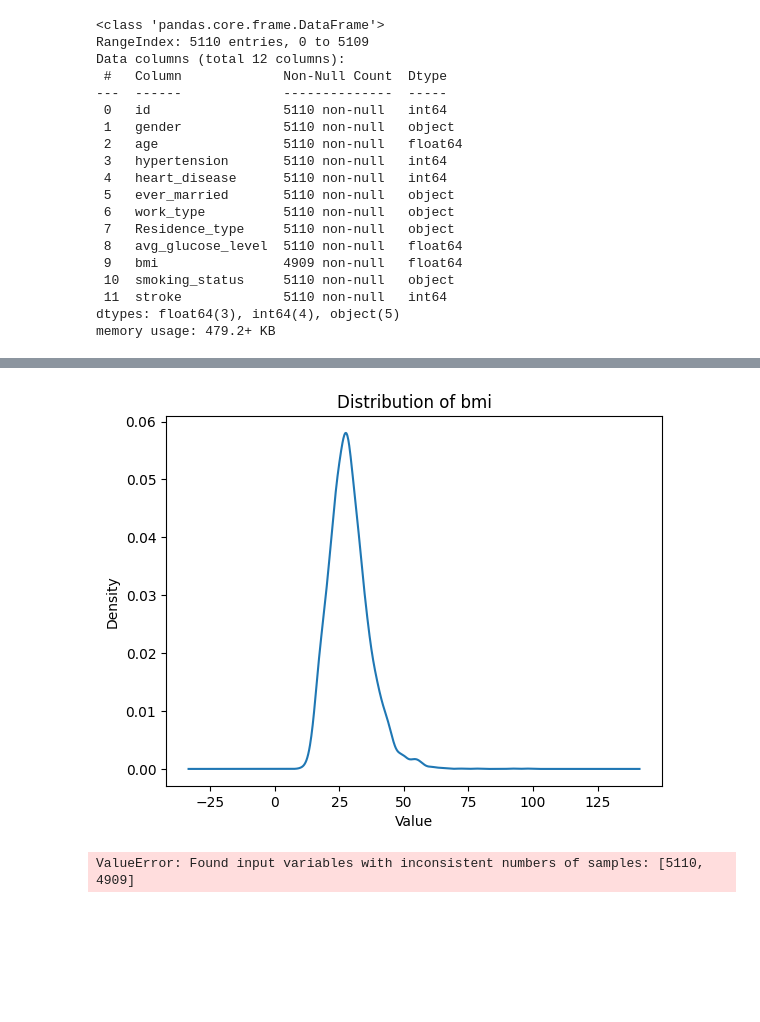
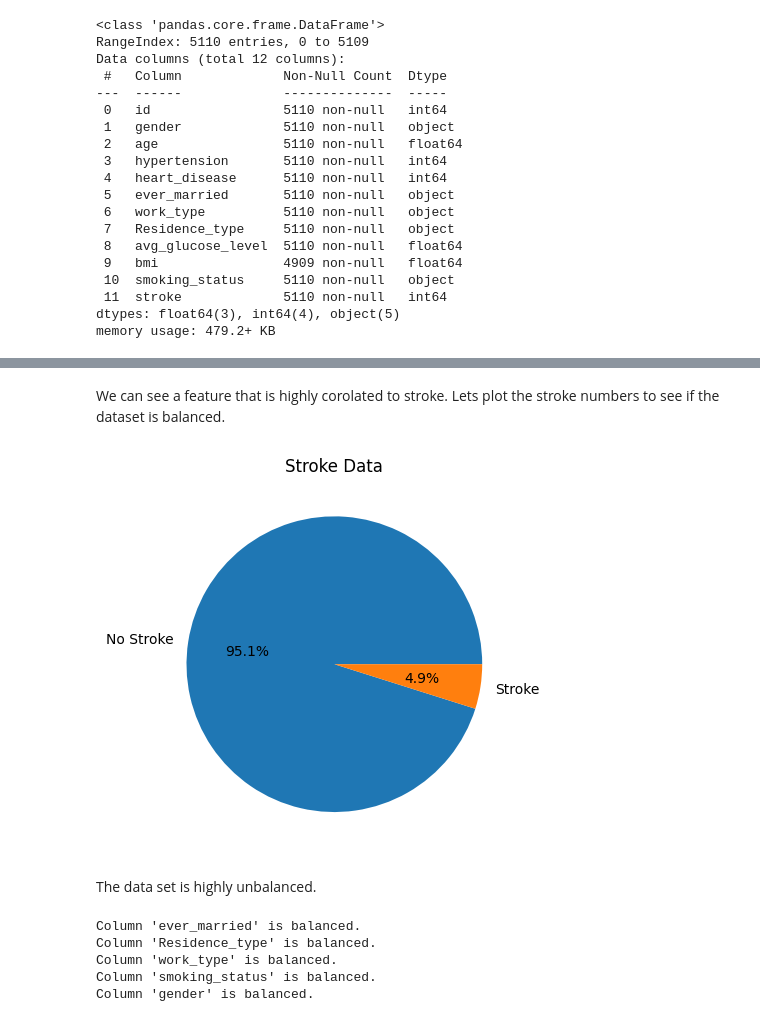
Before and after one commit to romanbash/DTSA-5509---final-project, a Jupyter notebook: stroke_prediction_dataset.ipynb, the cells around one changed output, grey strips where cells are left out. Cells and saved outputs as stored; diff of their text form; code cells hidden in the pictures; blank space fills up the shorter version.

```diff
--- a/stroke_prediction_dataset.ipynb
+++ b/stroke_prediction_dataset.ipynb
@@ -81,30 +277,38 @@ plt.show()
-# %%
-df['bmi'].plot.kde()
-plt.xlabel('Value')
-plt.ylabel('Density')
-plt.title('Distribution of bmi')
-plt.show()
-# %% [output]
-[figure, removed]
-# %%
-import pandas as pd
-import numpy as np
-from sklearn.linear_model import LinearRegression
-
-
-# Choose a regression model
-model = LinearRegression()
-X = df.drop('bmi', axis=1).
-X = X.select_dtypes(include=['int64', 'float64'])
-y = df['bmi']
-
-# Train the model
-model.fit(X, y.dropna())
-
-# Predict the missing values
-df['bmi'].fillna(model.predict(X), inplace=True)
-
-# Print the dataframe
-print(df)
-# %% [output]
-ValueError: Found input variables with inconsistent numbers of samples: [5110, 4909]
+# %% [markdown]
+We can see a feature that is highly corolated to stroke. Lets plot the stroke numbers to see if the dataset is balanced.
+# %%
+stroke_counts = df['stroke'].value_counts()
+stroke_percentages = stroke_counts / len(df) * 100
+
+
+lt.pie(stroke_percentages, labels=['No Stroke', 'Stroke'], autopct='%1.1f%%')
+plt.title('Stroke Data')
+plt.show()
+# %% [output]
+[figure, added]
+# %% [markdown]
+The data set is highly unbalanced.
+# %%
+data = pd.read_csv(data_path)
+data.drop(['id', 'stroke'], axis=1, inplace=True)
+
+# Calculate the number of unique values in each column
+categorical_cols = ['ever_married', 'Residence_type', 'work_type','smoking_status','gender']
+# Calculate the number of unique values in each categorical column
+unique_values = data[categorical_cols].nunique()
+
+# Calculate the total number of rows in the dataframe
+total_rows = len(data)
+
+# Check if each categorical column is balanced
+for column in categorical_cols:
+    if unique_values[column] <= total_rows ** 0.5:
+        print(f"Column '{column}' is balanced.")
+    else:
+        print(f"Column '{column}' is not balanced.")
+# %% [output]
+Column 'ever_married' is balanced.
+Column 'Residence_type' is balanced.
+Column 'work_type' is balanced.
+Column 'smoking_status' is balanced.
+Column 'gender' is balanced.
```
Also changed, not shown: parts of 38 cells of this notebook.
